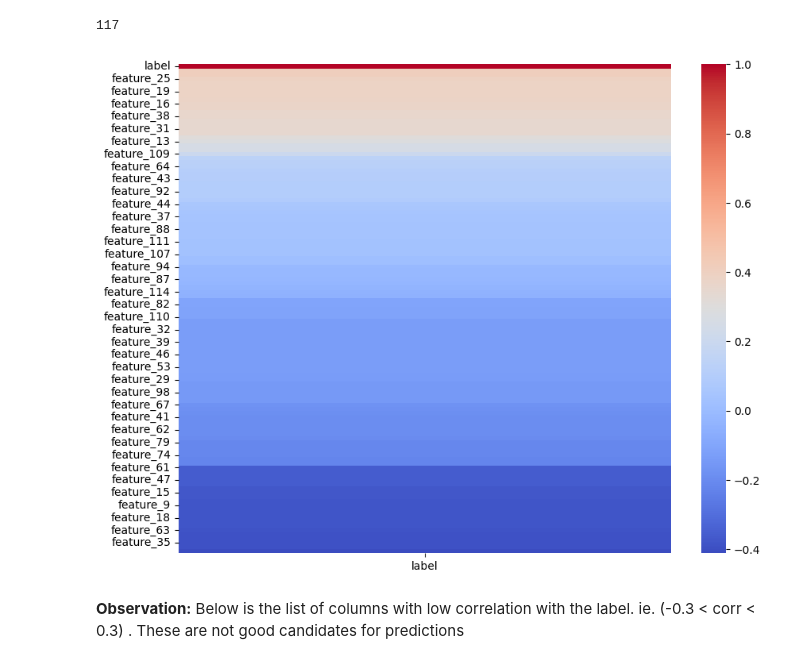
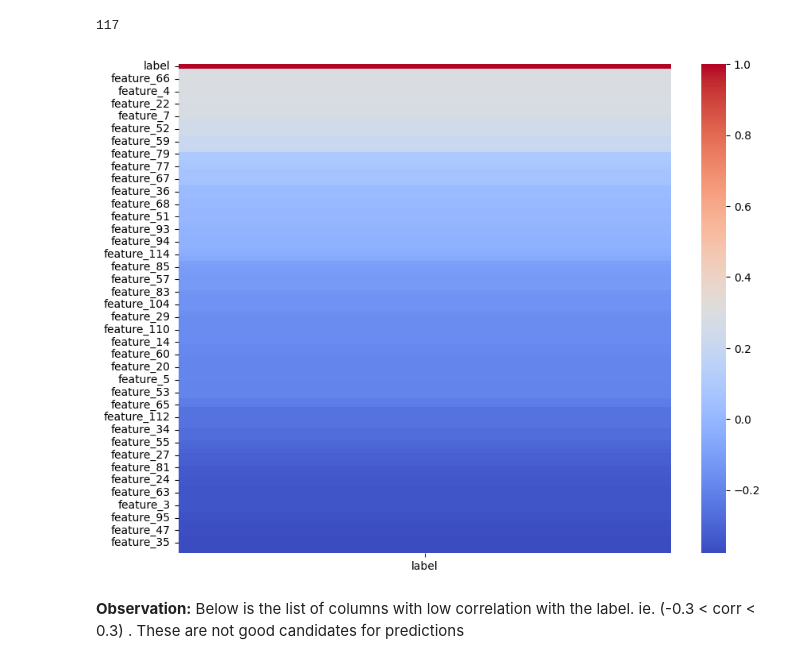
Before and after one commit to KB0129/research_scholar_kitsune, a Jupyter notebook: classcification.ipynb, the cells around one changed output. Drawn from its saved outputs; the diff is of its cells as text; code cells hidden in the pictures.

```diff
--- a/classcification.ipynb
+++ b/classcification.ipynb
@@ -72,25 +76,25 @@ Each Dataset includes 117 columns(features) in it.
 # %%
-df1.columns = ['feature_'+str(i) for i in range(0,116)]
-df2.columns = ['feature_'+str(i) for i in range(0,116)]
-df3.columns = ['feature_'+str(i) for i in range(0,116)]
-df4.columns = ['feature_'+str(i) for i in range(0,116)]
-df5.columns = ['feature_'+str(i) for i in range(0,116)]
-df6.columns = ['feature_'+str(i) for i in range(0,116)]
-df7.columns = ['feature_'+str(i) for i in range(0,116)]
-df8.columns = ['feature_'+str(i) for i in range(0,116)]
-df9.columns = ['feature_'+str(i) for i in range(0,116)]
+data1.columns = ['feature_'+str(i) for i in range(0,116)]
+data2.columns = ['feature_'+str(i) for i in range(0,116)]
+data3.columns = ['feature_'+str(i) for i in range(0,116)]
+data4.columns = ['feature_'+str(i) for i in range(0,116)]
+data5.columns = ['feature_'+str(i) for i in range(0,116)]
+data6.columns = ['feature_'+str(i) for i in range(0,116)]
+data7.columns = ['feature_'+str(i) for i in range(0,116)]
+data8.columns = ['feature_'+str(i) for i in range(0,116)]
+data9.columns = ['feature_'+str(i) for i in range(0,116)]
 # %%
-df1['attack']=1
-df2['attack']=2
-df3['attack']=3
-df4['attack']=4
-df5['attack']=5
-df6['attack']=6
-df7['attack']=7
-df8['attack']=8
-df9['attack']=9
+data1['attack']=1
+data2['attack']=2
+data3['attack']=3
+data4['attack']=4
+data5['attack']=5
+data6['attack']=6
+data7['attack']=7
+data8['attack']=8
+data9['attack']=9
 
-df = pd.concat([df1, df2, df3, df4, df5, df6, df7, df8, df9])
+df = pd.concat([data1, data2, data3, data4, data5, data6, data7, data8, data9])
 df.head()
 # %% [output]
 |  | feature_0 | feature_1 | feature_2 | feature_3 | feature_4 | feature_5 | feature_6 | feature_7 | feature_8 | ... |
@@ -281,13 +281,13 @@ len(list(df_zscored))
 # %%
 # correlation matrix
 import seaborn as sns
 import matplotlib.pyplot as plt
 plt.figure(figsize=(10, 8))
-corr = ((df_zscored.corr().iloc[:,-1]).sort_values(ascending=False)).to_frame()
+corr = ((df_scaled.corr().iloc[:,-1]).sort_values(ascending=False)).to_frame()
 sns.heatmap(corr, cmap="coolwarm")
 plt.show()
 # %% [output]
-[figure, old version]
+[figure, new version]
 # %% [markdown]
 **Observation:** Below is the list of columns with low correlation with the label. ie. (-0.3 < corr < 0.3) . These are not good candidates for predictions
 # %% [markdown]
```
Also changed, not shown: parts of 41 cells of this notebook, 11 other files.
